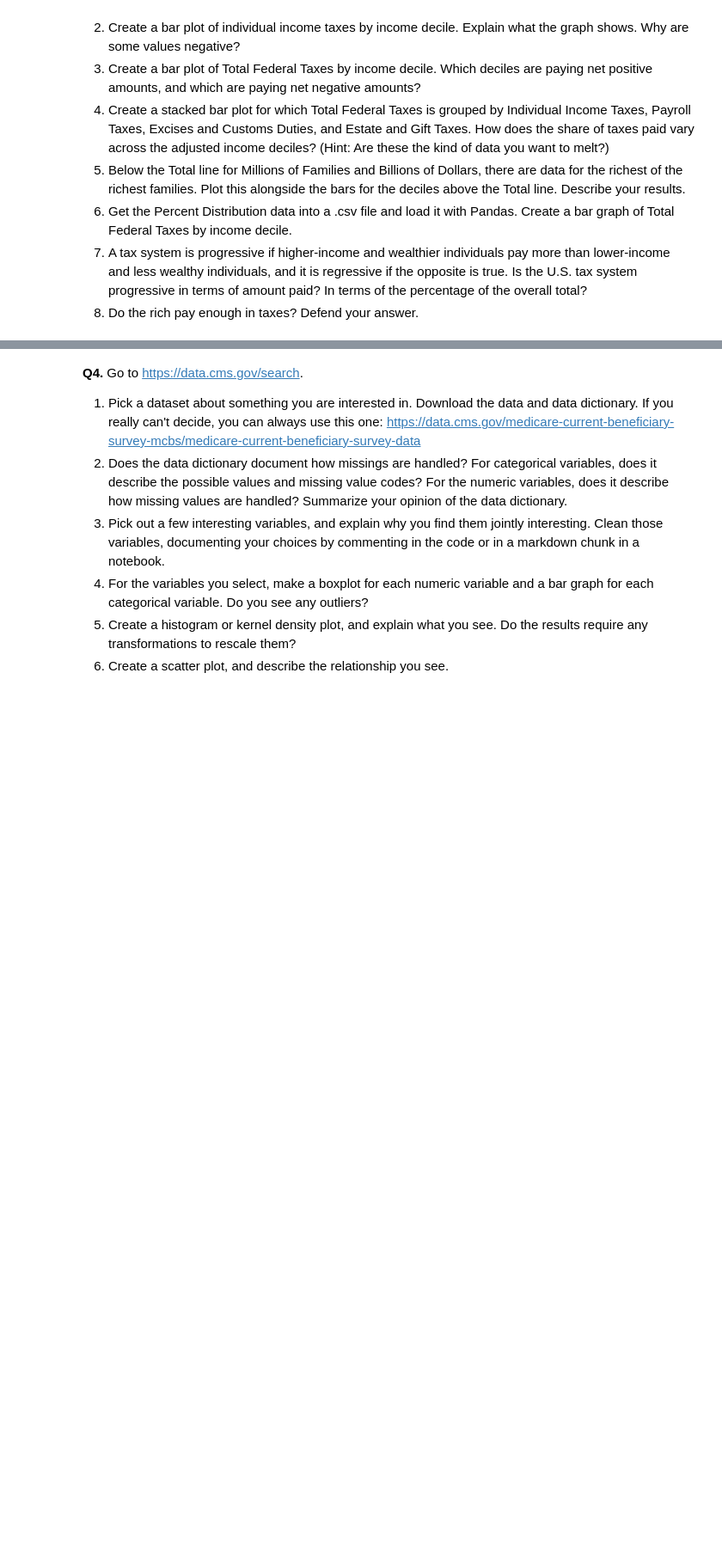
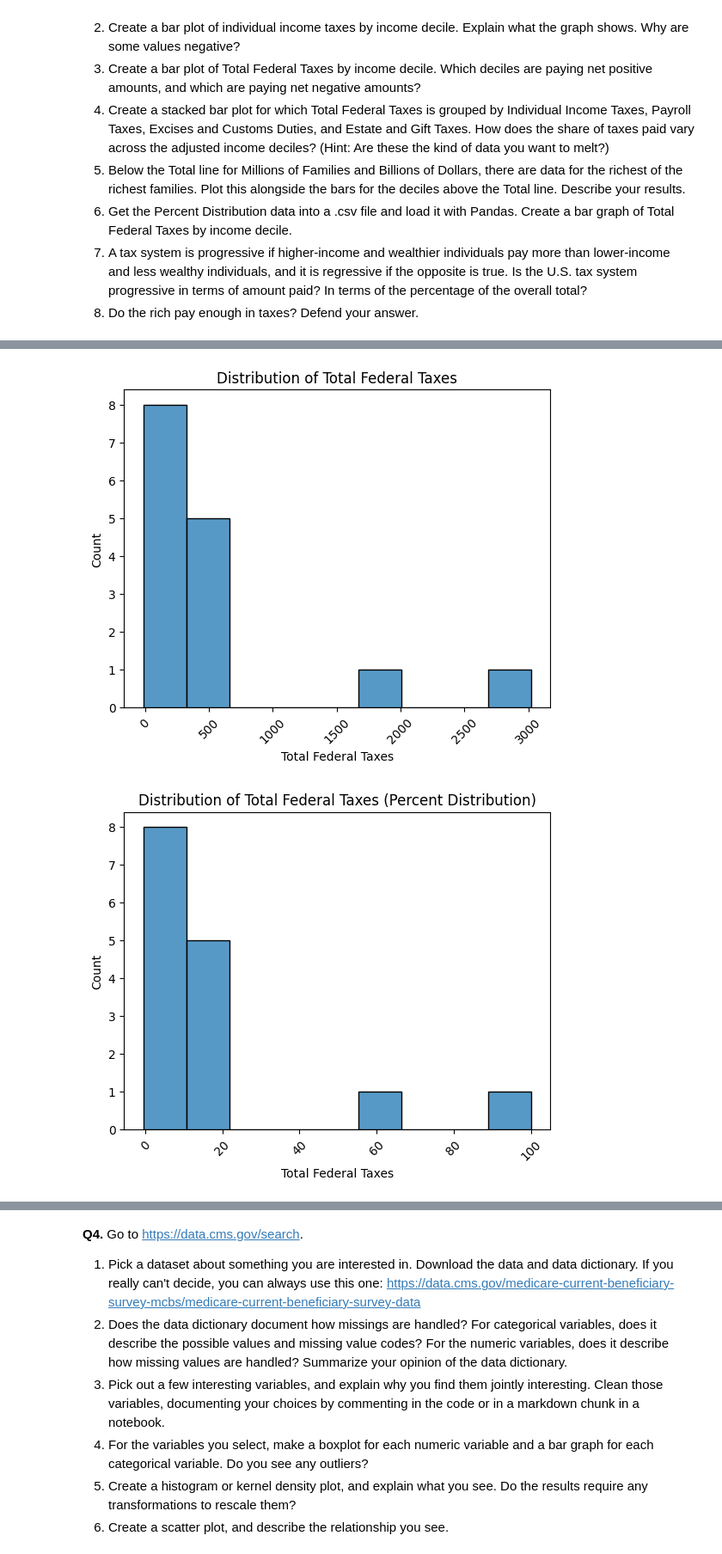
Before and after one commit to cann-emma/myfork-visualization, a Jupyter notebook: assignment/assignment.ipynb, the cells around one changed output, grey strips where cells are left out. Shown at 86% size. Cells and saved outputs as stored; diff of their text form; code cells hidden in the pictures; blank space fills up the shorter version.

```diff
--- a/assignment/assignment.ipynb
+++ b/assignment/assignment.ipynb
@@ -377,0 +579,23 @@ Shape of element 1: (47, 8)
+# %%
+sns.histplot(data= mfbd, x= 'Total Federal Taxes')
+plt.xticks(rotation=45 )
+plt.title("Distribution of Total Federal Taxes")
+plt.show()
+
+sns.histplot(data= percent_dist, x= 'Total Federal Taxes')
+plt.xticks(rotation=45 )
+plt.title("Distribution of Total Federal Taxes (Percent Distribution)")
+plt.show()
+
+sns.histplot(data= average_rates, x= 'Total Federal Taxes')
+plt.xticks(rotation=45 )
+plt.title("Distribution of Total Federal Taxes (Average Rates)")
+plt.show()
+
+sns.histplot(data= cbo_1, x= 'Total Federal Taxes')
+plt.xticks(rotation=45 )
+plt.title("Distribution of Total Federal Taxes (Average Rates)")
+plt.show()
+# %% [output]
+[figure, added]
+[figure, added]
```
Also changed, not shown: parts of 31 cells of this notebook.
